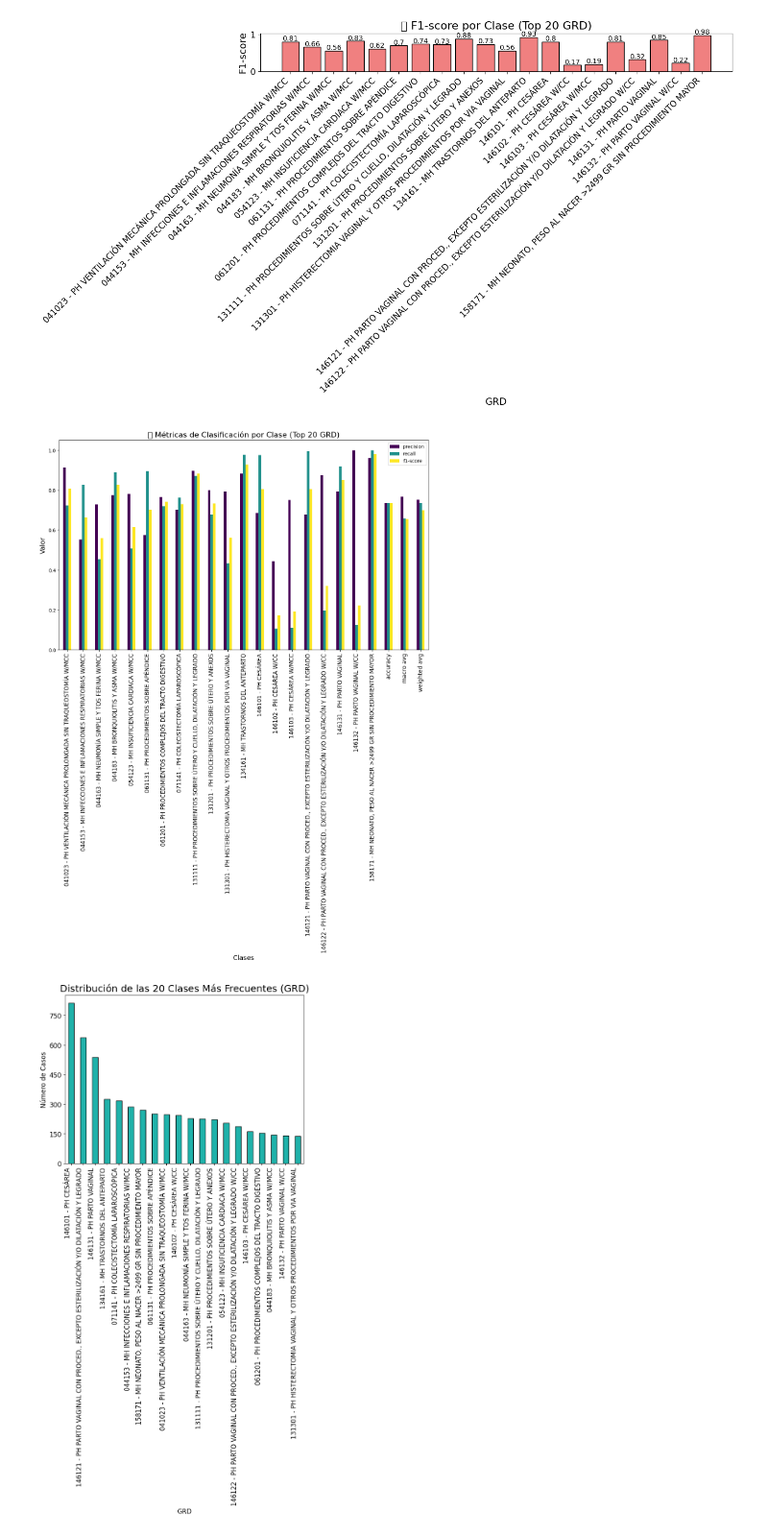
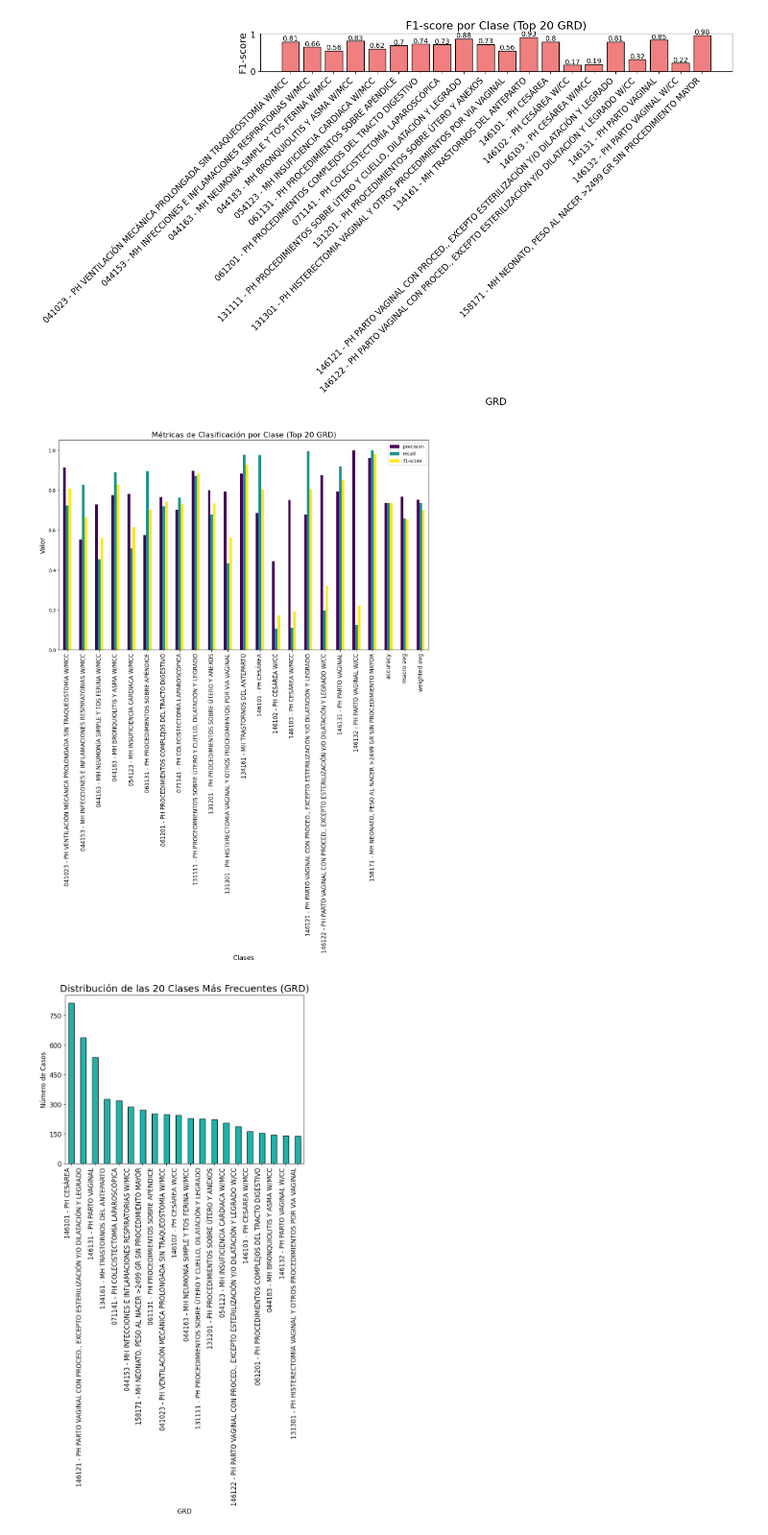
Before and after one commit to joqvan/proyecto1ml, a Jupyter notebook: proyecto1.ipynb, the cells around one changed output. Shown at 96% size. Saved outputs shown, nothing was run; the diff lists cells and outputs as text; code cells hidden in the pictures.

```diff
--- a/proyecto1.ipynb
+++ b/proyecto1.ipynb
@@ -101,8 +100,7 @@ for nombre, modelo in modelos.items():
     resultados[nombre] = classification_report(y_test, y_pred, output_dict=True)  # Almacenar el reporte de clasificación
 # %%
 # 3. Crear un DataFrame con las métricas
-modelos_comparacion = pd.DataFrame(columns=["Accuracy", "Precision Promedio", "Recall Promedio", "F1-score Promedio"])
-
+modelos_comparacion = pd.DataFrame(columns=["Accuracy", "Precision", "Recall", "F1-score"])
 for nombre, reporte in resultados.items():
     # Extraer métricas clave del reporte
     accuracy = reporte['accuracy']
@@ -114,5 +112,5 @@ for nombre, reporte in resultados.items():
     modelos_comparacion.loc[nombre] = [accuracy, precision_promedio, recall_promedio, f1_score_promedio]
 
 # Mostrar resultados
-print(modelos_comparacion)
+print(modelos_comparacion.to_string(index=True))
 # %% [output]
@@ -190,17 +182,17 @@ plt.show()
 # %%
 # 13. Gráfico de métricas por clase (Precision, Recall, F1-score)
 metrics = ['precision', 'recall', 'f1-score']
 df_reporte = pd.DataFrame(reporte).transpose()
 
 df_reporte[metrics].plot(kind='bar', figsize=(14, 8), colormap='viridis')
-plt.title("📊 Métricas de Clasificación por Clase (Top 20 GRD)", fontsize=16)
+plt.title("Métricas de Clasificación por Clase (Top 20 GRD)", fontsize=16)
 plt.ylabel("Valor", fontsize=14)
 plt.xlabel("Clases", fontsize=14)
 plt.xticks(rotation=90, fontsize=12)
 plt.tight_layout()
 plt.show()
 # %% [output]
-[figure, old version]
+[figure, new version]
 # %%
 # 14. Mejorar gráfico de distribución de las 20 clases más frecuentes (GRD)
 plt.figure(figsize=(8,6))  # Aumentar el tamaño de la figura
```
Also changed, not shown: parts of 6 cells of this notebook.
